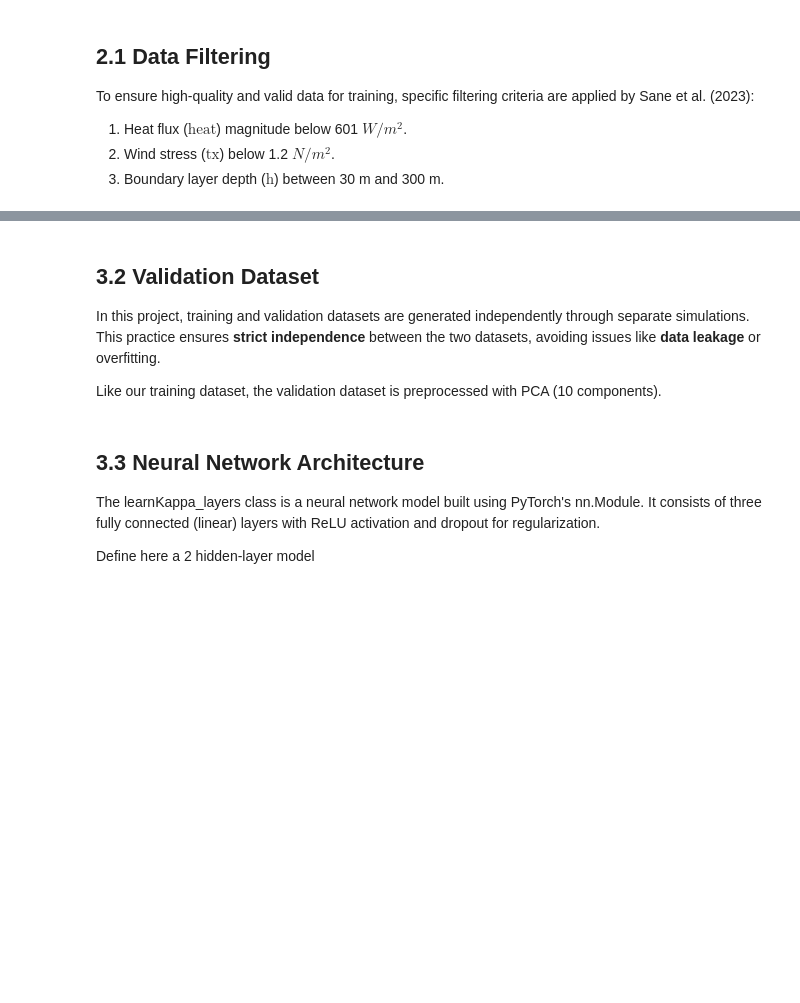
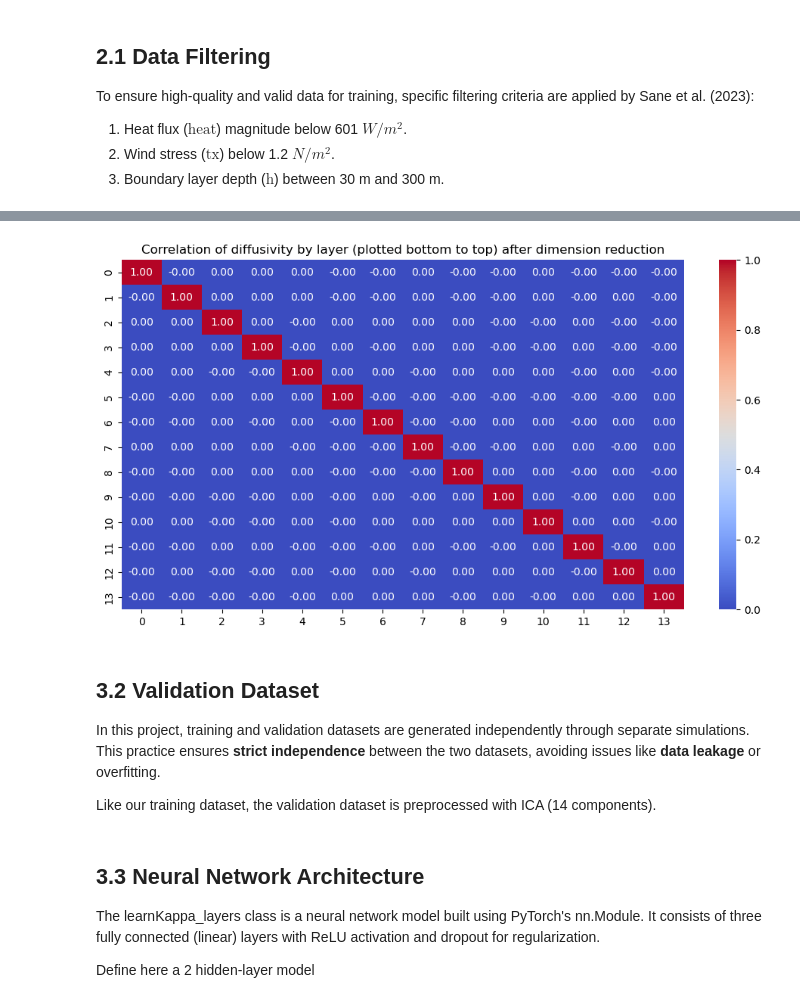
Before and after one commit to JuanPalaciosGodoy/climate-ml-project2-parametrization-group2, a Jupyter notebook: Group-2/Project2-Parameterization/notebooks/Project2_FinalNotebook.ipynb, the cells around one changed output, grey strips where cells are left out. Cells and saved outputs as stored; diff of their text form; code cells hidden in the pictures; blank space fills up the shorter version.

```diff
--- a/Group-2/Project2-Parameterization/notebooks/Project2_FinalNotebook.ipynb
+++ b/Group-2/Project2-Parameterization/notebooks/Project2_FinalNotebook.ipynb
@@ -161,9 +171,20 @@ train_data_obj = ff_pca.preprocess_train_data_2(data_load_pca,
+# %%
+df = pd.DataFrame(train_data_obj.endogenous_data())
+
+correlation_matrix = df.corr()
+
+plt.figure(figsize=(12, 6))
+sns.heatmap(correlation_matrix, annot=True, cmap="coolwarm", fmt=".2f", cbar=True)
+plt.title("Correlation of diffusivity by layer (plotted bottom to top) after dimension reduction")
+plt.show()
+# %% [output]
+[figure, added]
 # %% [markdown]
 ## 3.2 Validation Dataset
 
 In this project, training and validation datasets are generated independently through separate simulations. This practice ensures **strict independence** between the two datasets, avoiding issues like **data leakage** or overfitting.
 
-Like our training dataset, the validation dataset is preprocessed with PCA (10 components).
+Like our training dataset, the validation dataset is preprocessed with ICA (14 components).
 # %%
 url = "https://nyu1.osn.mghpcc.org/leap-pangeo-manual/GOTM/data_testing_4_paper.txt"
 df = pd.read_csv(url, delim_whitespace=True, header = None)
```
Also changed, not shown: parts of 8 cells of this notebook, 5 other files.
